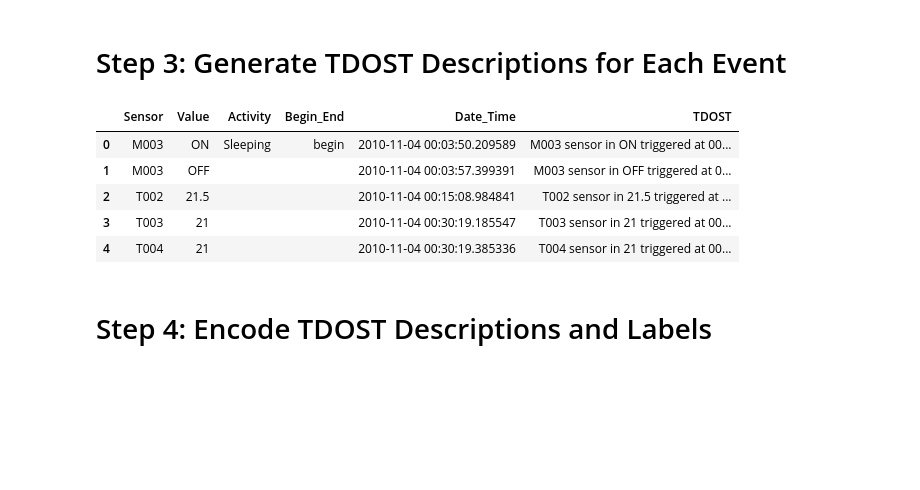
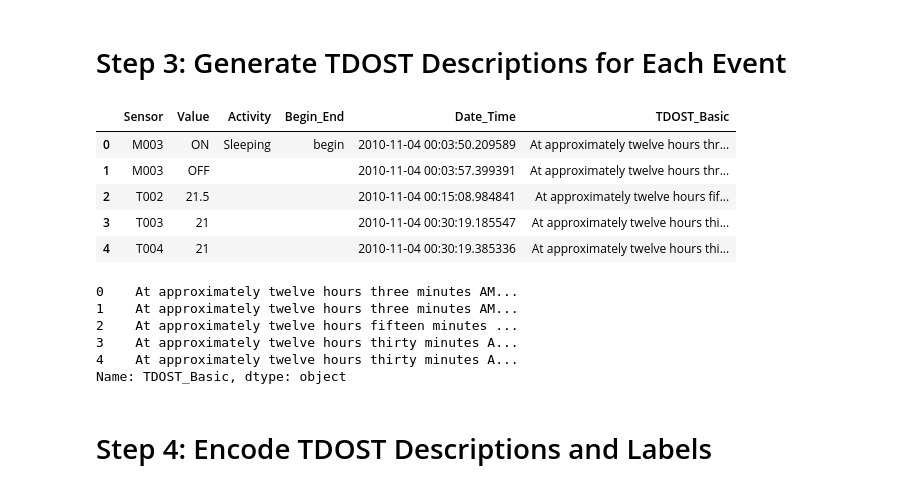
Before and after one commit to hjk81371/CSCI-4380-Honors-Option-Repo, a Jupyter notebook: CSCI 4380 Honors Option Project/Aruba_TDOST (for reference).ipynb, the cells around one changed output. Drawn from its saved outputs; the diff is of its cells as text; code cells hidden in the pictures; blank space fills up the shorter version.

Commit message:
Added temporal data and encoding

```diff
--- a/CSCI 4380 Honors Option Project/Aruba_TDOST (for reference).ipynb
+++ b/CSCI 4380 Honors Option Project/Aruba_TDOST (for reference).ipynb
@@ -33,6 +30,11 @@ To enable the following instructions: AVX2 FMA, in other operations, rebuild Ten
 # %%
-# Define file path
-aruba_data_path = '/Users/harrisonkirstein/Documents/GitHub/CSCI-4380-Honors-Option-Repo/CSCI 4380 Honors Option Project/Datasets/aruba/data'
+# IMAC
+# aruba_data_path = '/Users/harrisonkirstein/Documents/GitHub/CSCI-4380-Honors-Option-Repo/CSCI 4380 Honors Option Project/Datasets/aruba/data'
+
+
+# LAPTOP
+aruba_data_path = '/Users/harrisonkirstein/Desktop/CSCI-4380-Honors-Option-Repo/CSCI 4380 Honors Option Project/Datasets/aruba/data'
+
 
 # Load dataset with variable columns
 aruba_data = pd.read_csv(
@@ -142,12 +144,18 @@ from datetime import datetime
 def timestamp_to_words(timestamp):
     # Parse the timestamp
 
-    # Attempt to parse with milliseconds first
-    try:
-        dt = datetime.strptime(timestamp, "%Y-%m-%d %H:%M:%S.%f")
-    except ValueError:
-        # Fall back to parsing without milliseconds
-        dt = datetime.strptime(timestamp, "%Y-%m-%d %H:%M:%S")
+    # Ensure the input is a datetime object
+    if isinstance(timestamp, pd.Timestamp):
+        dt = timestamp.to_pydatetime()
+    elif isinstance(timestamp, str):
+        # Attempt to parse with milliseconds first
+        try:
+            dt = datetime.strptime(timestamp, "%Y-%m-%d %H:%M:%S.%f")
+        except ValueError:
+            # Fall back to parsing without milliseconds
+            dt = datetime.strptime(timestamp, "%Y-%m-%d %H:%M:%S")
+    else:
+        raise TypeError("Unsupported timestamp type")
 
     # Extract hour, minute, and determine AM/PM
     hour = dt.hour
@@ -190,36 +198,45 @@ def num_to_words(n):
 # Step 3: Generate TDOST Descriptions for Each Event
 # %%
 # Generate TDOST for each event
-def generate_tdost(row):
+def generate_tdost_basic(row):
     curr_sensor_time = timestamp_to_words(row['Date_Time'])
     # timestamp = row['Date_Time'].strftime('%H:%M:%S')
     curr_sensor_type = get_sensor_type(row['Sensor'])
     curr_sensor_location = get_sensor_location(row['Sensor'])
 
     curr_sensor_value = row['Sensor']
     if curr_sensor_value != 'ON' or curr_sensor_value != 'OFF':
         curr_sensor_value = num_to_words(curr_sensor_value)
 
-    description = f"At {curr_sensor_type} sensor in {curr_sensor_location} fired with value {timestamp}."
+    description = f"At approximately {curr_sensor_time}, {curr_sensor_type} sensor in {curr_sensor_location} fired with value {curr_sensor_value}."
     return description
 
 def process_windows(windows):
     processed = []
     for activity, window in windows:
-        window['TDOST'] = window.apply(generate_tdost, axis=1)
+        window['TDOST_Basic'] = window.apply(generate_tdost_basic, axis=1)
         processed.append((activity, window))
     return processed
 
 processed_windows = process_windows(activity_windows)
 processed_windows[0][1].head()
 # Show a sample processed window
 # %% [output]
-|  | Sensor | Value | Activity | Begin_End | Date_Time | TDOST |
-| 0 | M003 | ON | Sleeping | begin | 2010-11-04 00:03:50.209589 | M003 sensor in ON triggered at 00... |
-| 1 | M003 | OFF |  |  | 2010-11-04 00:03:57.399391 | M003 sensor in OFF triggered at 0... |
-| 2 | T002 | 21.5 |  |  | 2010-11-04 00:15:08.984841 | T002 sensor in 21.5 triggered at ... |
-| 3 | T003 | 21 |  |  | 2010-11-04 00:30:19.185547 | T003 sensor in 21 triggered at 00... |
-| 4 | T004 | 21 |  |  | 2010-11-04 00:30:19.385336 | T004 sensor in 21 triggered at 00... |
+|  | Sensor | Value | Activity | Begin_End | Date_Time | TDOST_Basic |
+| 0 | M003 | ON | Sleeping | begin | 2010-11-04 00:03:50.209589 | At approximately twelve hours thr... |
+| 1 | M003 | OFF |  |  | 2010-11-04 00:03:57.399391 | At approximately twelve hours thr... |
+| 2 | T002 | 21.5 |  |  | 2010-11-04 00:15:08.984841 | At approximately twelve hours fif... |
+| 3 | T003 | 21 |  |  | 2010-11-04 00:30:19.185547 | At approximately twelve hours thi... |
+| 4 | T004 | 21 |  |  | 2010-11-04 00:30:19.385336 | At approximately twelve hours thi... |
+# %%
+print(processed_windows[0][1]['TDOST_Basic'].iloc[:5])
+# %% [output]
+0    At approximately twelve hours three minutes AM...
+1    At approximately twelve hours three minutes AM...
+2    At approximately twelve hours fifteen minutes ...
+3    At approximately twelve hours thirty minutes A...
+4    At approximately twelve hours thirty minutes A...
+Name: TDOST_Basic, dtype: object
 # %% [markdown]
 # Step 4: Encode TDOST Descriptions and Labels
 # %%
```
Also changed, not shown: parts of 1 cell of this notebook.
